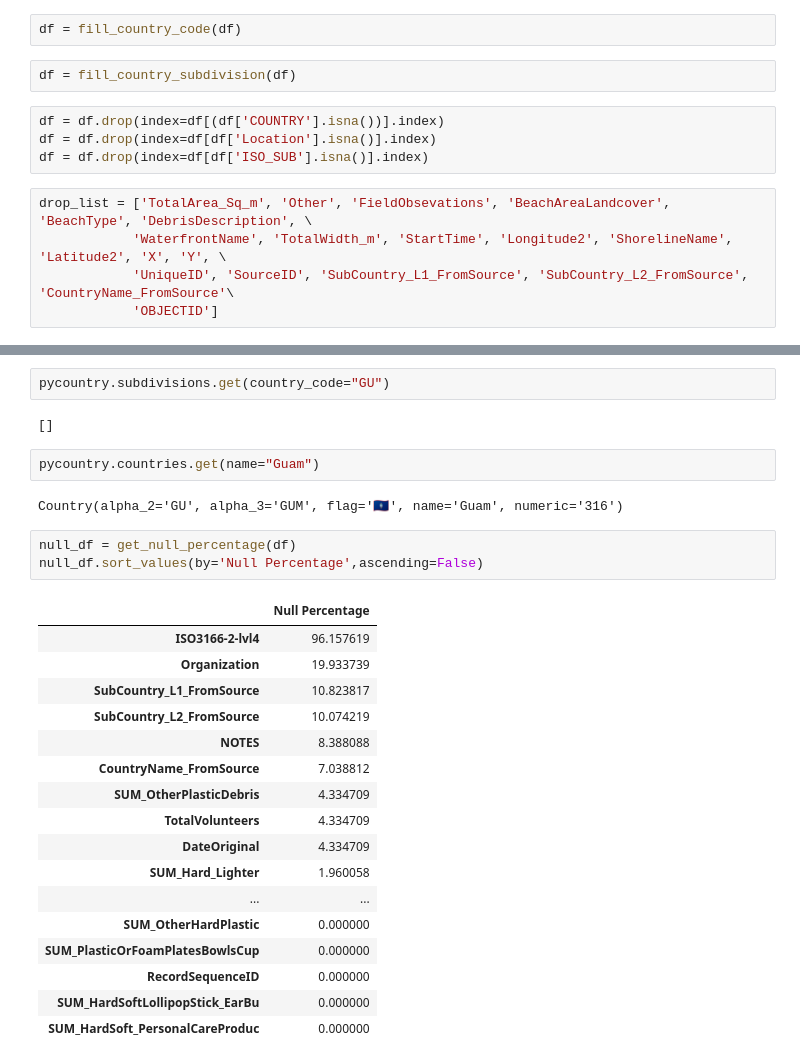
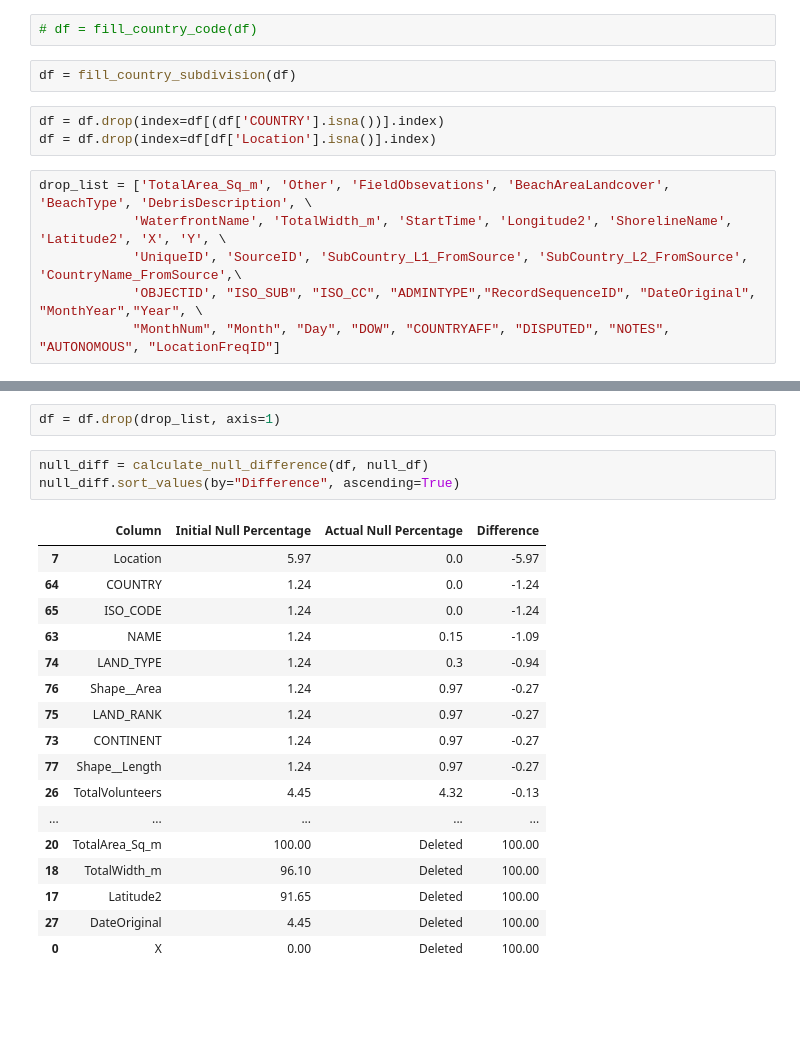
Before and after one commit to santiagopereda/python-dash-app, a Jupyter notebook: notebooks/1.0-sp-data-exploration.ipynb, the cells around one changed output, grey strips where cells are left out. Drawn from its saved outputs; the diff is of its cells as text; blank space fills up the shorter version.

```diff
--- a/notebooks/1.0-sp-data-exploration.ipynb
+++ b/notebooks/1.0-sp-data-exploration.ipynb
@@ -362,13 +381,13 @@ array([nan, 'Canada', 'Maldives', 'Indonesia', 'Malaysia', 'China',
 # %%
-df = fill_country_code(df)
+# df = fill_country_code(df)
 # %%
 df = fill_country_subdivision(df)
 # %%
 df = df.drop(index=df[(df['COUNTRY'].isna())].index)
 df = df.drop(index=df[df['Location'].isna()].index)
-df = df.drop(index=df[df['ISO_SUB'].isna()].index)
 # %%
 drop_list = ['TotalArea_Sq_m', 'Other', 'FieldObsevations', 'BeachAreaLandcover', 'BeachType', 'DebrisDescription', \
             'WaterfrontName', 'TotalWidth_m', 'StartTime', 'Longitude2', 'ShorelineName', 'Latitude2', 'X', 'Y', \
-            'UniqueID', 'SourceID', 'SubCountry_L1_FromSource', 'SubCountry_L2_FromSource', 'CountryName_FromSource'\
-            'OBJECTID']
+            'UniqueID', 'SourceID', 'SubCountry_L1_FromSource', 'SubCountry_L2_FromSource', 'CountryName_FromSource',\
+            'OBJECTID', "ISO_SUB", "ISO_CC", "ADMINTYPE","RecordSequenceID", "DateOriginal", "MonthYear","Year", \
+            "MonthNum", "Month", "Day", "DOW", "COUNTRYAFF", "DISPUTED", "NOTES", "AUTONOMOUS", "LocationFreqID"]
@@ -382,29 +394,23 @@ cd[cd["ISO_CC"]>1]
-# %%
-pycountry.subdivisions.get(country_code="GU")
-# %% [output]
-[]
-# %%
-pycountry.countries.get(name="Guam")
-# %% [output]
-Country(alpha_2='GU', alpha_3='GUM', flag='🇬🇺', name='Guam', numeric='316')
-# %%
-null_df = get_null_percentage(df)
-null_df.sort_values(by='Null Percentage',ascending=False)
-# %% [output]
-|  | Null Percentage |
-| ISO3166-2-lvl4 | 96.157619 |
-| Organization | 19.933739 |
-| SubCountry_L1_FromSource | 10.823817 |
-| SubCountry_L2_FromSource | 10.074219 |
-| NOTES | 8.388088 |
-| CountryName_FromSource | 7.038812 |
-| SUM_OtherPlasticDebris | 4.334709 |
-| TotalVolunteers | 4.334709 |
-| DateOriginal | 4.334709 |
-| SUM_Hard_Lighter | 1.960058 |
-| ... | ... |
-| SUM_OtherHardPlastic | 0.000000 |
-| SUM_PlasticOrFoamPlatesBowlsCup | 0.000000 |
-| RecordSequenceID | 0.000000 |
-| SUM_HardSoftLollipopStick_EarBu | 0.000000 |
-| SUM_HardSoft_PersonalCareProduc | 0.000000 |
+# %%
+df = df.drop(drop_list, axis=1)
+# %%
+null_diff = calculate_null_difference(df, null_df)
+null_diff.sort_values(by="Difference", ascending=True)
+# %% [output]
+|  | Column | Initial Null Percentage | Actual Null Percentage | Difference |
+| 7 | Location | 5.97 | 0.0 | -5.97 |
+| 64 | COUNTRY | 1.24 | 0.0 | -1.24 |
+| 65 | ISO_CODE | 1.24 | 0.0 | -1.24 |
+| 63 | NAME | 1.24 | 0.15 | -1.09 |
+| 74 | LAND_TYPE | 1.24 | 0.3 | -0.94 |
+| 76 | Shape__Area | 1.24 | 0.97 | -0.27 |
+| 75 | LAND_RANK | 1.24 | 0.97 | -0.27 |
+| 73 | CONTINENT | 1.24 | 0.97 | -0.27 |
+| 77 | Shape__Length | 1.24 | 0.97 | -0.27 |
+| 26 | TotalVolunteers | 4.45 | 4.32 | -0.13 |
+| ... | ... | ... | ... | ... |
+| 20 | TotalArea_Sq_m | 100.00 | Deleted | 100.00 |
+| 18 | TotalWidth_m | 96.10 | Deleted | 100.00 |
+| 17 | Latitude2 | 91.65 | Deleted | 100.00 |
+| 27 | DateOriginal | 4.45 | Deleted | 100.00 |
+| 0 | X | 0.00 | Deleted | 100.00 |
```
Also changed, not shown: parts of 16 cells of this notebook, 3 other files.
